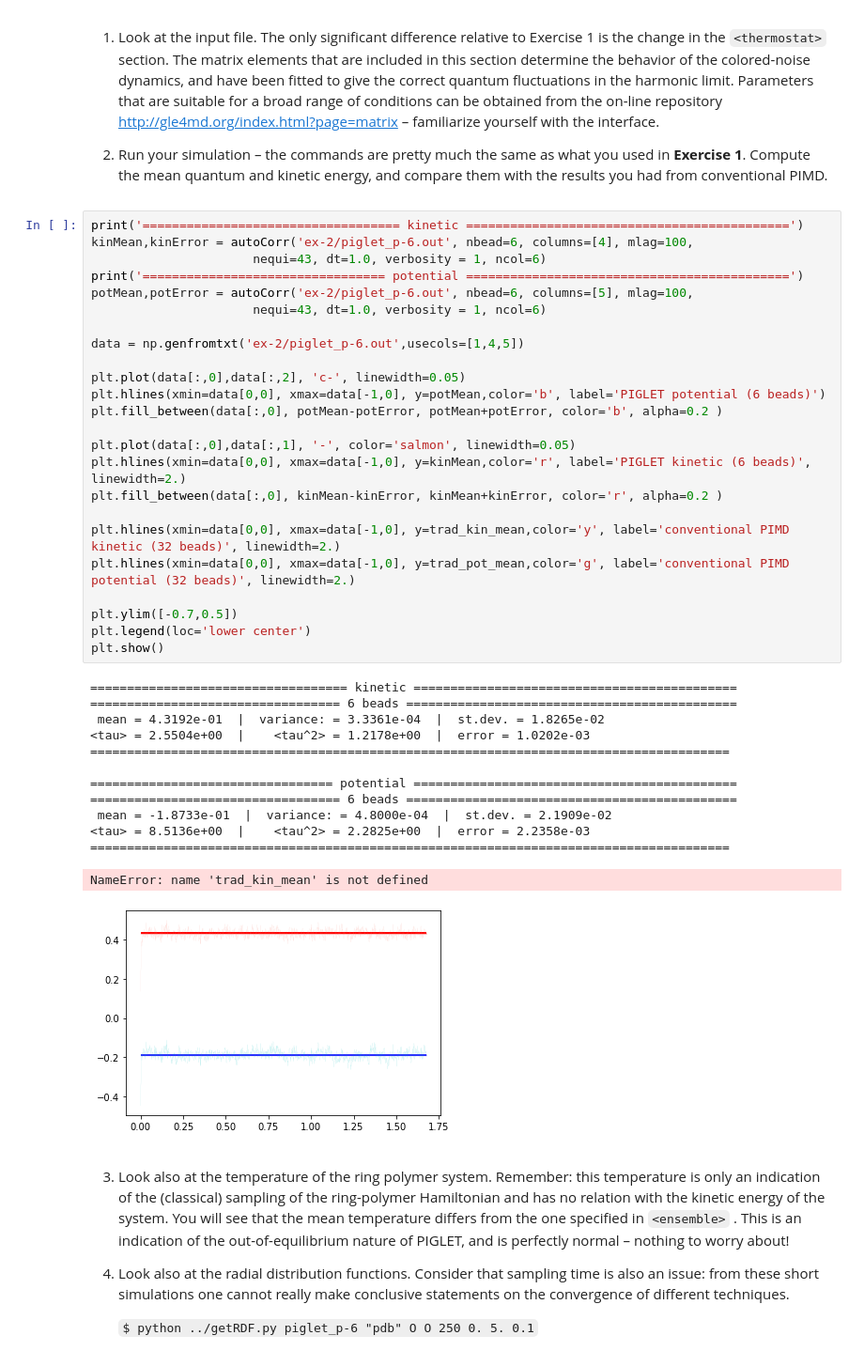
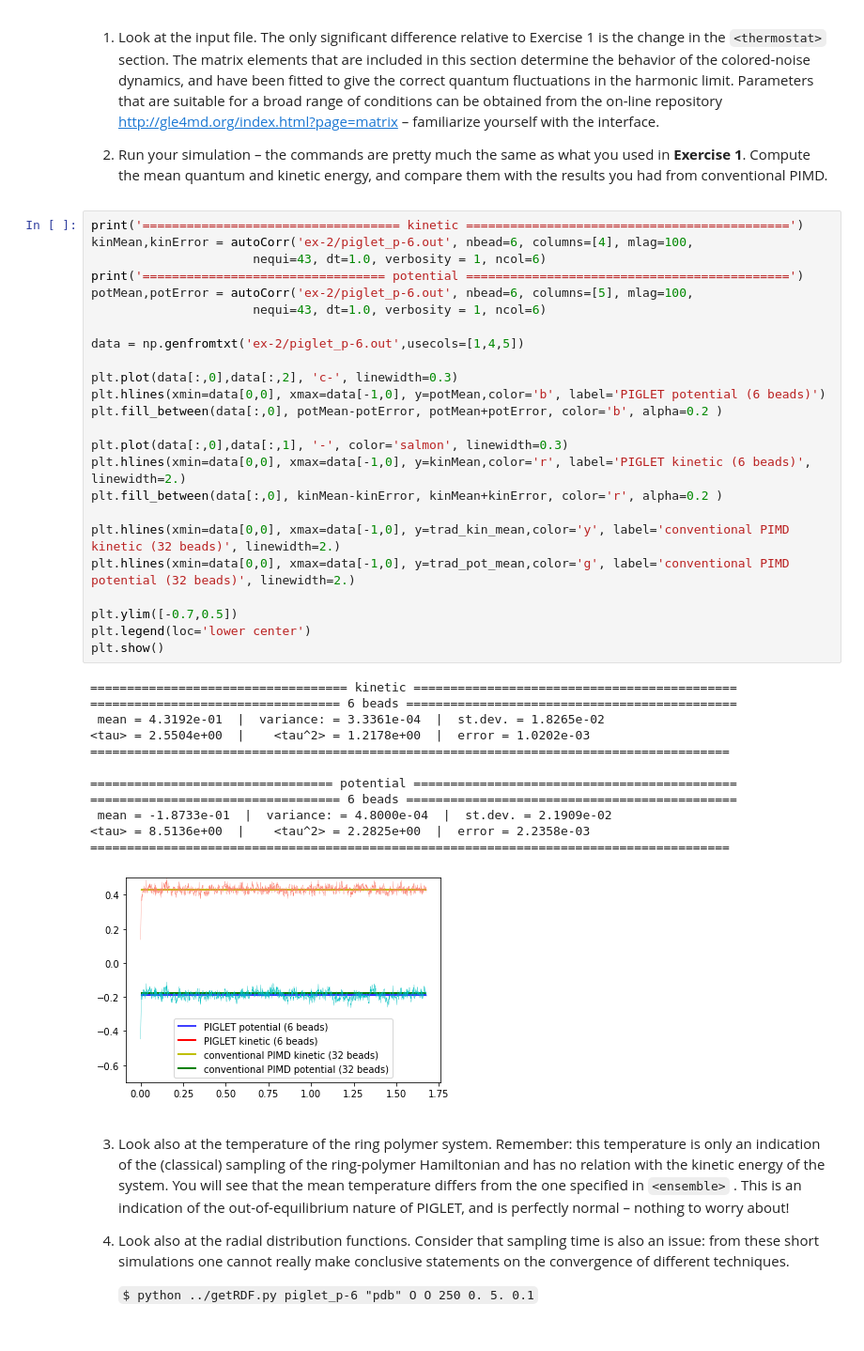
Before and after one commit to i-pi/tutorials-schools, a Jupyter notebook: day-2/day-2.ipynb, the cells around one changed output. Shown: that part at 94% size. Drawn from its saved outputs; the diff is of its cells as text.

````diff
--- a/day-2/day-2.ipynb
+++ b/day-2/day-2.ipynb
@@ -178,37 +178,36 @@ kinMean,kinError = autoCorr('ex-2/piglet_p-6.out', nbead=6, columns=[4], mlag=10
 print('================================= potential ============================================')
 potMean,potError = autoCorr('ex-2/piglet_p-6.out', nbead=6, columns=[5], mlag=100,
                       nequi=43, dt=1.0, verbosity = 1, ncol=6)
 
 data = np.genfromtxt('ex-2/piglet_p-6.out',usecols=[1,4,5])
 
-plt.plot(data[:,0],data[:,2], 'c-', linewidth=0.05)
+plt.plot(data[:,0],data[:,2], 'c-', linewidth=0.3)
 plt.hlines(xmin=data[0,0], xmax=data[-1,0], y=potMean,color='b', label='PIGLET potential (6 beads)')
 plt.fill_between(data[:,0], potMean-potError, potMean+potError, color='b', alpha=0.2 )
 
-plt.plot(data[:,0],data[:,1], '-', color='salmon', linewidth=0.05)
+plt.plot(data[:,0],data[:,1], '-', color='salmon', linewidth=0.3)
 plt.hlines(xmin=data[0,0], xmax=data[-1,0], y=kinMean,color='r', label='PIGLET kinetic (6 beads)', linewidth=2.)
 plt.fill_between(data[:,0], kinMean-kinError, kinMean+kinError, color='r', alpha=0.2 )
 
 plt.hlines(xmin=data[0,0], xmax=data[-1,0], y=trad_kin_mean,color='y', label='conventional PIMD kinetic (32 beads)', linewidth=2.)
 plt.hlines(xmin=data[0,0], xmax=data[-1,0], y=trad_pot_mean,color='g', label='conventional PIMD potential (32 beads)', linewidth=2.)
 
 plt.ylim([-0.7,0.5])
 plt.legend(loc='lower center')
 plt.show()
 # %% [output]
 =================================== kinetic ============================================
 ================================== 6 beads =============================================
  mean = 4.3192e-01  |  variance: = 3.3361e-04  |  st.dev. = 1.8265e-02
 <tau> = 2.5504e+00  |    <tau^2> = 1.2178e+00  |  error = 1.0202e-03
 =======================================================================================
 
 ================================= potential ============================================
 ================================== 6 beads =============================================
  mean = -1.8733e-01  |  variance: = 4.8000e-04  |  st.dev. = 2.1909e-02
 <tau> = 8.5136e+00  |    <tau^2> = 2.2825e+00  |  error = 2.2358e-03
 =======================================================================================
-NameError: name 'trad_kin_mean' is not defined
-[figure, old version]
+[figure, new version]
 # %% [markdown]
 3. Look also at the temperature of the ring polymer system. Remember: this temperature is only an indication of the (classical) sampling of the ring-polymer Hamiltonian and has no relation with the kinetic energy of the system. You will see that the mean temperature differs from the one specified in ```<ensemble>``` . This is an indication of the out-of-equilibrium nature of PIGLET, and is perfectly normal – nothing to worry about!
 
````
Also changed, not shown: parts of 8 cells of this notebook.
